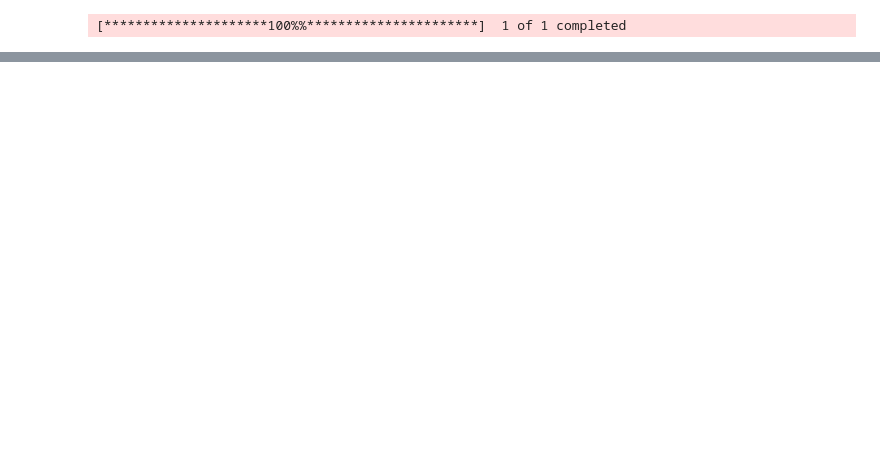
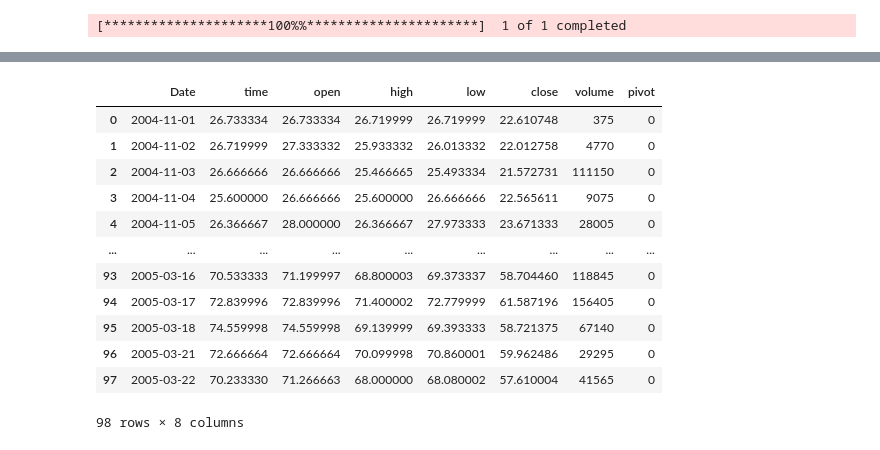
Before and after one commit to Praj-17/Tech-Analysis, a Jupyter notebook: main.ipynb, the cells around one changed output, grey strips where cells are left out. Saved outputs shown, nothing was run; the diff lists cells and outputs as text; code cells hidden in the pictures; blank space fills up the shorter version.

```diff
--- a/main.ipynb
+++ b/main.ipynb
@@ -74,0 +214,2 @@ exchanges
+# %%
+stock = YahooDataCollector('AstraMicro.NS')
@@ -74,0 +297,12 @@ exchanges
+# %%
+class ProcessDataframe:
+    def __init__(self) -> None:
+        pass
+    def preprocess(self, df):
+        df.columns=['time', 'open', 'high', 'low', 'close', 'volume']
+        #Check if NA values are in data
+
+        df=df[df['volume']!=0]
+        df.reset_index(inplace=True)
+        df.isna().sum()
+        return df
@@ -74,0 +320,4 @@ exchanges
+# %%
+
+processor = ProcessDataframe()
+df = processor.preprocess(stock.hist[:100])
@@ -74,0 +340,38 @@ exchanges
+# %%
+def pivotid(df1, l, n1, n2): #n1 n2 before and after candle l
+    if l-n1 < 0 or l+n2 >= len(df1):
+        return 0
+
+    pividlow=1
+    pividhigh=1
+    for i in range(l-n1, l+n2+1):
+        if(df1.low[l]>df1.low[i]):
+            pividlow=0
+        if(df1.high[l]<df1.high[i]):
+            pividhigh=0
+    if pividlow and pividhigh:
+        return 3
+    elif pividlow:
+        return 1
+    elif pividhigh:
+        return 2
+    else:
+        return 0
+
+df['pivot'] = df.apply(lambda x: pivotid(df, x.name,10,10), axis=1)
+# %%
+df
+# %% [output]
+|  | Date | time | open | high | low | close | volume | pivot |
+| 0 | 2004-11-01 | 26.733334 | 26.733334 | 26.719999 | 26.719999 | 22.610748 | 375 | 0 |
+| 1 | 2004-11-02 | 26.719999 | 27.333332 | 25.933332 | 26.013332 | 22.012758 | 4770 | 0 |
+| 2 | 2004-11-03 | 26.666666 | 26.666666 | 25.466665 | 25.493334 | 21.572731 | 111150 | 0 |
+| 3 | 2004-11-04 | 25.600000 | 26.666666 | 25.600000 | 26.666666 | 22.565611 | 9075 | 0 |
+| 4 | 2004-11-05 | 26.366667 | 28.000000 | 26.366667 | 27.973333 | 23.671333 | 28005 | 0 |
+| ... | ... | ... | ... | ... | ... | ... | ... | ... |
+| 93 | 2005-03-16 | 70.533333 | 71.199997 | 68.800003 | 69.373337 | 58.704460 | 118845 | 0 |
+| 94 | 2005-03-17 | 72.839996 | 72.839996 | 71.400002 | 72.779999 | 61.587196 | 156405 | 0 |
+| 95 | 2005-03-18 | 74.559998 | 74.559998 | 69.139999 | 69.393333 | 58.721375 | 67140 | 0 |
+| 96 | 2005-03-21 | 72.666664 | 72.666664 | 70.099998 | 70.860001 | 59.962486 | 29295 | 0 |
+| 97 | 2005-03-22 | 70.233330 | 71.266663 | 68.000000 | 68.080002 | 57.610004 | 41565 | 0 |
+98 rows × 8 columns
```
Also changed, not shown: parts of 19 cells of this notebook, 5 other files.
